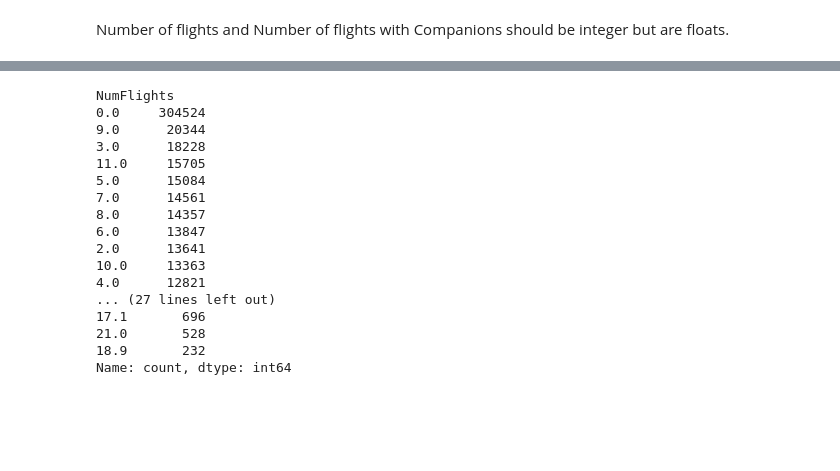
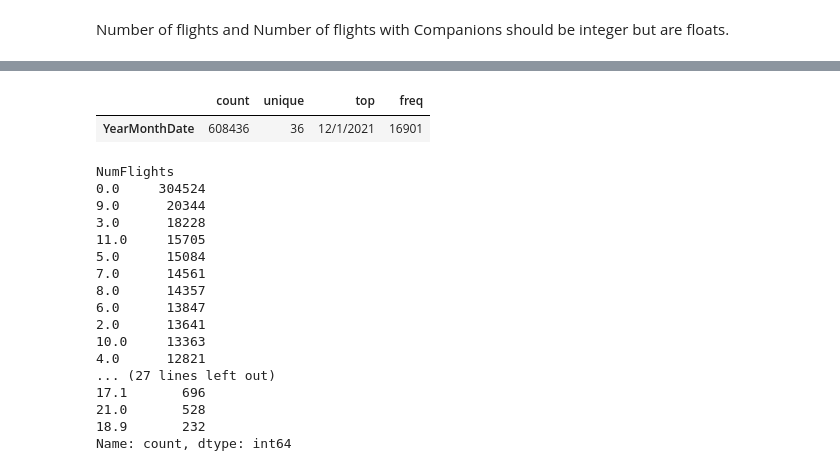
Before and after one commit to barbara-sousa-franco/Data-Mining-Project, a Jupyter notebook: Deliverable 1.ipynb, the cells around one changed output, grey strips where cells are left out. Saved outputs shown, nothing was run; the diff lists cells and outputs as text; code cells hidden in the pictures; blank space fills up the shorter version.

```diff
--- a/Deliverable 1.ipynb
+++ b/Deliverable 1.ipynb
@@ -394,6 +335,11 @@ df_flightsDB.describe().T
 | PointsAccumulated | 608436.0 | 793.777781 | 1025.918521 | 0.0 | 0.00 | 85.275 | 1533.7125 | 4204.0 |
 | PointsRedeemed | 608436.0 | 235.251678 | 983.233374 | 0.0 | 0.00 | 0.000 | 0.0000 | 7496.0 |
 | DollarCostPointsRedeemed | 608436.0 | 2.324835 | 9.725168 | 0.0 | 0.00 | 0.000 | 0.0000 | 74.0 |
+# %%
+df_flightsDB.describe(include='object').T
+# %% [output]
+|  | count | unique | top | freq |
+| YearMonthDate | 608436 | 36 | 12/1/2021 | 16901 |
 # %%
 df_flightsDB['NumFlights'].value_counts()
 # %% [output]
```
Also changed, not shown: parts of 12 cells of this notebook.
